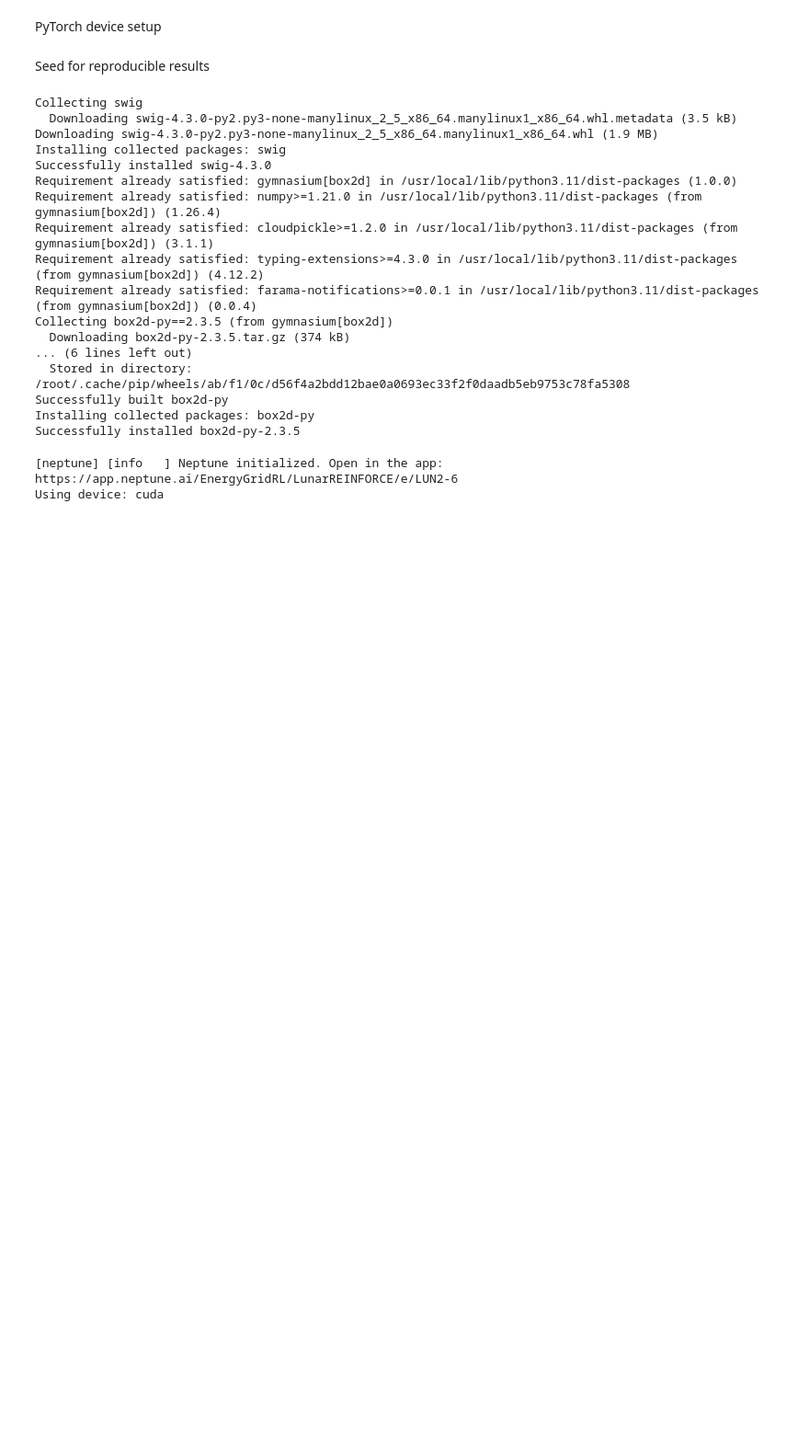
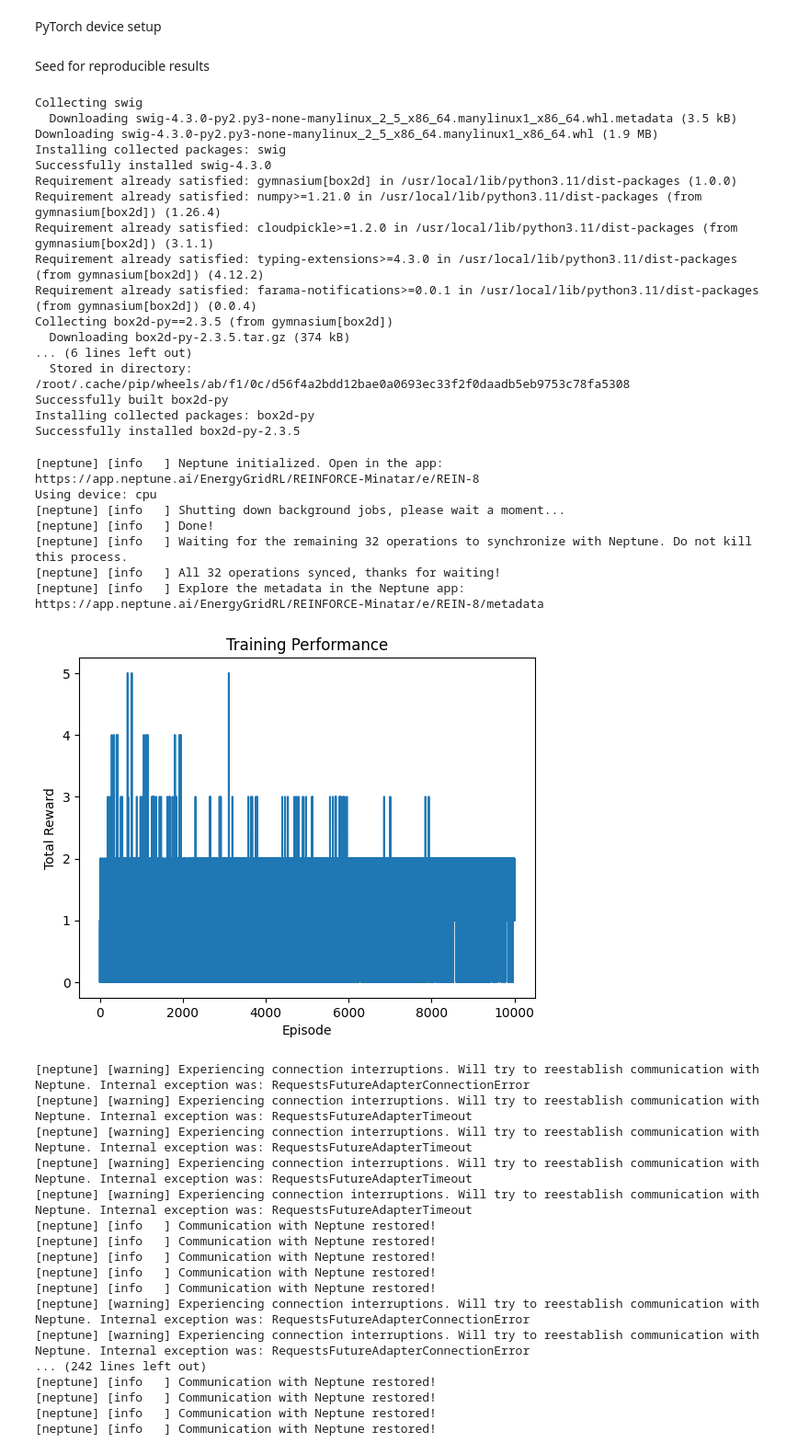
Before and after one commit to ToniGrindrod/Learning_Deep_RL, a Jupyter notebook: REINFORCE_minatar.ipynb, the cells around one changed output. Shown at 92% size. Cells and saved outputs as stored; diff of their text form; code cells hidden in the pictures; blank space fills up the shorter version.

```diff
--- a/REINFORCE_minatar.ipynb
+++ b/REINFORCE_minatar.ipynb
@@ -74,16 +74,15 @@ class PolicyNet(nn.Module):
     def __init__(self, input_shape, output_size):
         super(PolicyNet, self).__init__()
 
-        c, h, w = input_shape  # Extract channels, height, width
+        h, w, c = input_shape  # h: height (10), w: width (10), c: number of channels
 
+        # Adjust the input channels in the first Conv layer to match the actual input channels
         self.conv1 = nn.Conv2d(c, 16, kernel_size=3, stride=1, padding=1)  # Conv layer
-        self.conv2 = nn.Conv2d(16, 32, kernel_size=3, stride=1, padding=1) # Another Conv layer
+        self.conv2 = nn.Conv2d(16, 32, kernel_size=3, stride=1, padding=1)  # Another Conv layer
         self.fc1 = nn.Linear(32 * h * w, 128)  # Fully connected layer
-        self.fc2 = nn.Linear(128, output_size) # Output layer
+        self.fc2 = nn.Linear(128, output_size)  # Output layer
 
     def forward(self, x):
-        # Permute the input from (batch_size, height, width, channels) to (batch_size, channels, height, width)
-        #need to do this to match shape expected for torch's Conv2d
         x = x.permute(0, 3, 1, 2)  # Reorder dimensions to match PyTorch's Conv2d format: (batch_size, c, h, w)
 
         x = F.relu(self.conv1(x))  # First Conv layer + ReLU
@@ -114,7 +113,7 @@ class ReinforceNNLearber:
         ###THIS CHANGED FOR MINATAR
         # Assuming state shape is (10, 10, c), where c is the number of channels
 
-        self.policy_net = PolicyNet(state.shape(), n_actions).to(self.device)
+        self.policy_net = PolicyNet(state.shape, n_actions).to(self.device)
         self.optimizer = optim.Adam(self.policy_net.parameters(), lr=self.learning_rate)
         # when initialise like this, you're telling the optimizer how large each step (or update) should be in the gradient descent process. In this case, the learning rate (self.learning_rate) controls the size of the step taken during the optimization step.
         self.num_episodes = num_episodes
@@ -207,7 +206,10 @@ class ReinforceNNLearber:
 
             # Loop until the episode is done
             while True:
+                #print(state.shape)
                 state = self.preprocess_state(state) # Preprocesses the state to convert it to tensor
+                #print(state.shape)
+                #print((state.permute(0, 3, 1, 2)).shape)
                 action_probs = self.policy_net(state) # Forward pass through policy network to get action probabilities
                 #Passes the current state through the policy network to comput the probabilities of taking each action.
                 #returns the action probabilities for the given state as predicted by the policy network. Type: pytorch tensor. Shape: (batch_size, num_actions)
@@ -315,7 +317,30 @@ Successfully built box2d-py
 Installing collected packages: box2d-py
 Successfully installed box2d-py-2.3.5
 # %%
-main_Minatar(1e-3,0.99)
+main_Minatar(1e-4,0.99)
 # %% [output]
-[neptune] [info   ] Neptune initialized. Open in the app: https://app.neptune.ai/EnergyGridRL/LunarREINFORCE/e/LUN2-6
-Using device: cuda
+[neptune] [info   ] Neptune initialized. Open in the app: https://app.neptune.ai/EnergyGridRL/REINFORCE-Minatar/e/REIN-8
+Using device: cpu
+[neptune] [info   ] Shutting down background jobs, please wait a moment...
+[neptune] [info   ] Done!
+[neptune] [info   ] Waiting for the remaining 32 operations to synchronize with Neptune. Do not kill this process.
+[neptune] [info   ] All 32 operations synced, thanks for waiting!
+[neptune] [info   ] Explore the metadata in the Neptune app: https://app.neptune.ai/EnergyGridRL/REINFORCE-Minatar/e/REIN-8/metadata
+[figure, added]
+[neptune] [warning] Experiencing connection interruptions. Will try to reestablish communication with Neptune. Internal exception was: RequestsFutureAdapterConnectionError
+[neptune] [warning] Experiencing connection interruptions. Will try to reestablish communication with Neptune. Internal exception was: RequestsFutureAdapterTimeout
+[neptune] [warning] Experiencing connection interruptions. Will try to reestablish communication with Neptune. Internal exception was: RequestsFutureAdapterTimeout
+[neptune] [warning] Experiencing connection interruptions. Will try to reestablish communication with Neptune. Internal exception was: RequestsFutureAdapterTimeout
+[neptune] [warning] Experiencing connection interruptions. Will try to reestablish communication with Neptune. Internal exception was: RequestsFutureAdapterTimeout
+[neptune] [info   ] Communication with Neptune restored!
+[neptune] [info   ] Communication with Neptune restored!
+[neptune] [info   ] Communication with Neptune restored!
+[neptune] [info   ] Communication with Neptune restored!
+[neptune] [info   ] Communication with Neptune restored!
+[neptune] [warning] Experiencing connection interruptions. Will try to reestablish communication with Neptune. Internal exception was: RequestsFutureAdapterConnectionError
+[neptune] [warning] Experiencing connection interruptions. Will try to reestablish communication with Neptune. Internal exception was: RequestsFutureAdapterConnectionError
+... (242 lines left out)
+[neptune] [info   ] Communication with Neptune restored!
+[neptune] [info   ] Communication with Neptune restored!
+[neptune] [info   ] Communication with Neptune restored!
+[neptune] [info   ] Communication with Neptune restored!
```
Also changed, not shown: parts of 1 cell of this notebook.
